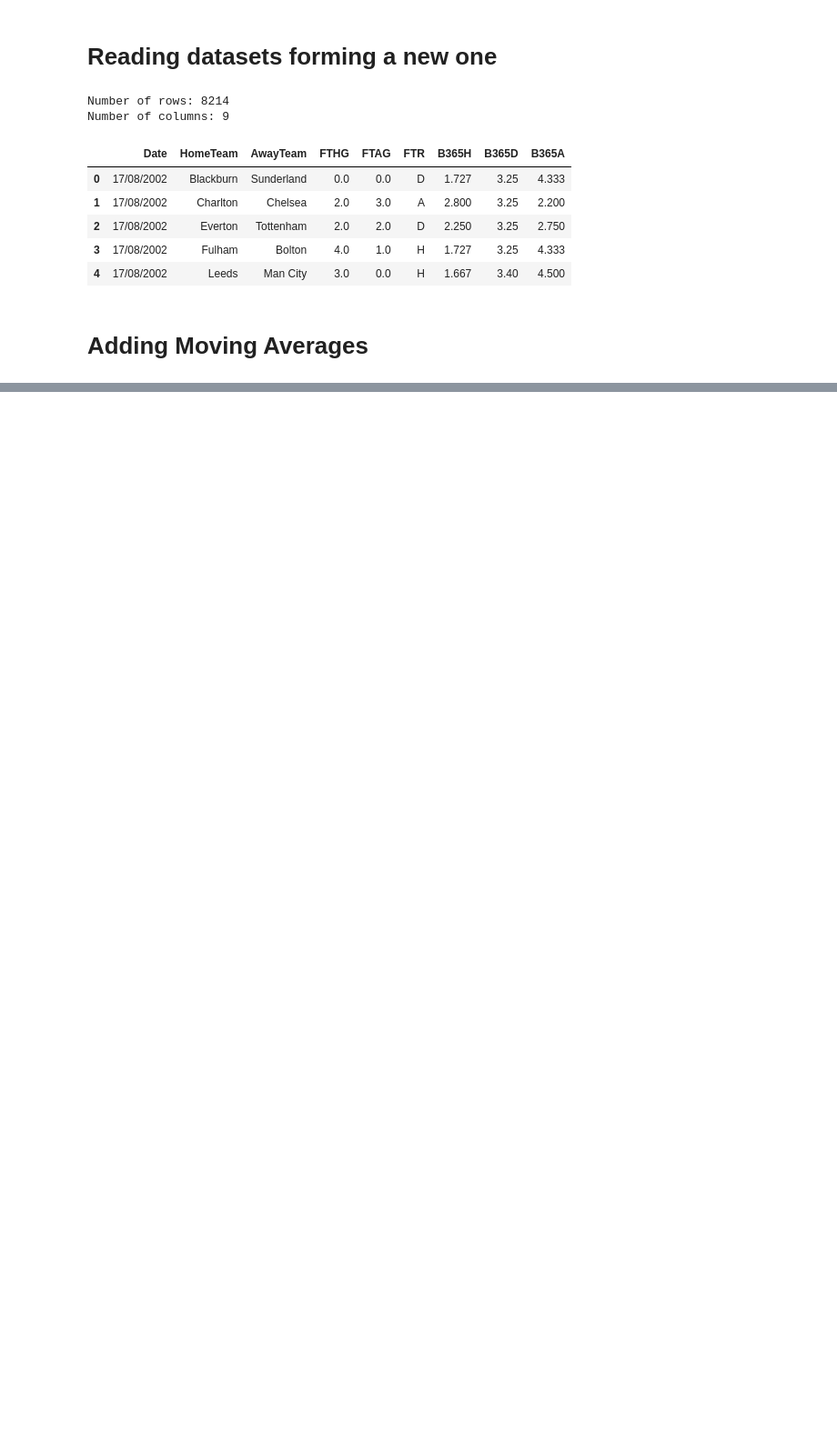
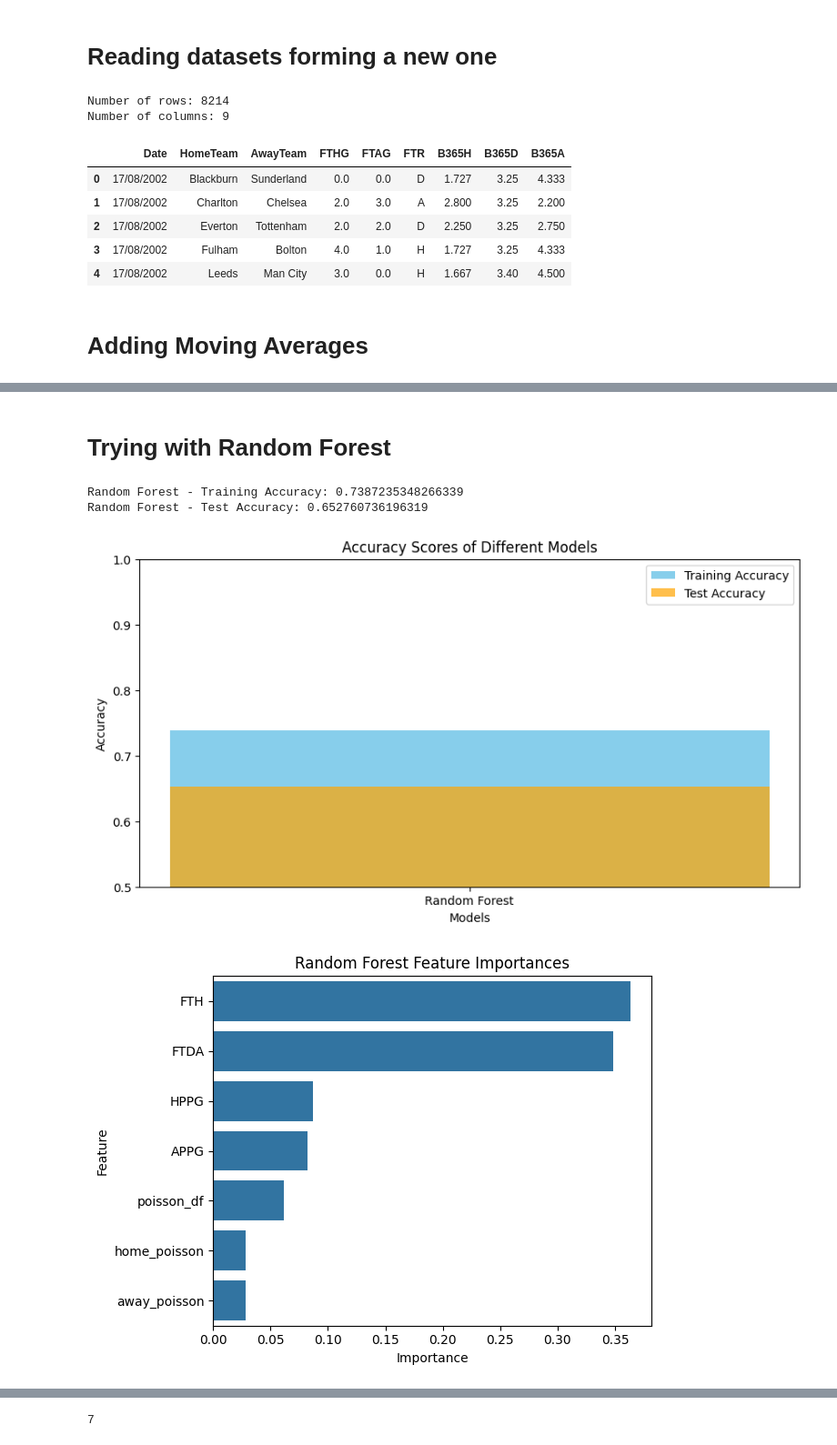
Before and after one commit to musayevf/football_prediction_model, a Jupyter notebook: football_prediction_model.ipynb, the cells around one changed output, grey strips where cells are left out. Shown at 91% size. Cells and saved outputs as stored; diff of their text form; code cells hidden in the pictures; blank space fills up the shorter version.

Commit message:
pre-processing done, added rf model

```diff
--- a/football_prediction_model.ipynb
+++ b/football_prediction_model.ipynb
@@ -80,0 +112,70 @@ df[df['HomeTeam'] == 'Everton'].head(7)
+# %% [markdown]
+# Trying with Random Forest
+# %%
+# Split the data into training and testing sets
+X = df.drop(columns=['HomeTeam', 'AwayTeam', 'FTRT'], axis = 1)  # Features
+y = df['FTRT']  # Target variable
+
+X_train, X_test, y_train, y_test = train_test_split(X, y, test_size = 0.2, random_state=42)
+
+# Random Forest
+rf_model = BalancedRandomForestClassifier(n_estimators=200, max_depth=20, min_samples_split=10, min_samples_leaf=10, random_state=42)
+
+# Train models
+rf_model.fit(X_train, y_train)
+
+# Predictions
+rf_train_preds = rf_model.predict(X_train)
+rf_test_preds = rf_model.predict(X_test)
+
+# Accuracy scores
+rf_train_accuracy = accuracy_score(y_train, rf_train_preds)
+rf_test_accuracy = accuracy_score(y_test, rf_test_preds)
+
+print("\nRandom Forest - Training Accuracy:", rf_train_accuracy)
+print("Random Forest - Test Accuracy:", rf_test_accuracy)
+
+rf_feature_importances = rf_model.feature_importances_
+
+# Visualize accuracy scores
+models = ['Random Forest']
+train_accuracies = [rf_train_accuracy]
+test_accuracies = [rf_test_accuracy]
+
+plt.figure(figsize=(10, 5))
+plt.bar(models, train_accuracies, color='skyblue', label='Training Accuracy')
+plt.bar(models, test_accuracies, color='orange', alpha=0.7, label='Test Accuracy')
+plt.title('Accuracy Scores of Different Models')
+plt.xlabel('Models')
+plt.ylabel('Accuracy')
+plt.ylim(0.5, 1)
+plt.legend()
+plt.show()
+
+# Visualize feature importances
+rf_feature_importances_df = pd.DataFrame({'Feature': X.columns, 'Importance': rf_feature_importances})
+
+sns.barplot(x='Importance', y='Feature', data=rf_feature_importances_df.sort_values(by='Importance', ascending=False))
+plt.title('Random Forest Feature Importances')
+
+plt.tight_layout()
+plt.show()
+
+# Print classification report
+print(classification_report(y_test, rf_test_preds))
+
+# Calculate and print confusion matrix
+conf_matrix = confusion_matrix(y_test, rf_test_preds)
+print("Confusion Matrix:")
+print(conf_matrix)
+
+# Calculate ROC AUC score
+roc_auc = roc_auc_score(y_test, rf_test_preds)
+print("ROC AUC Score:", roc_auc)
+
+len(rf_feature_importances_df)
+# %% [output]
+Random Forest - Training Accuracy: 0.7387235348266339
+Random Forest - Test Accuracy: 0.652760736196319
+[figure, added]
+[figure, added]
@@ -80,0 +195 @@ df[df['HomeTeam'] == 'Everton'].head(7)
+7
```
Also changed, not shown: parts of 3 cells of this notebook.
